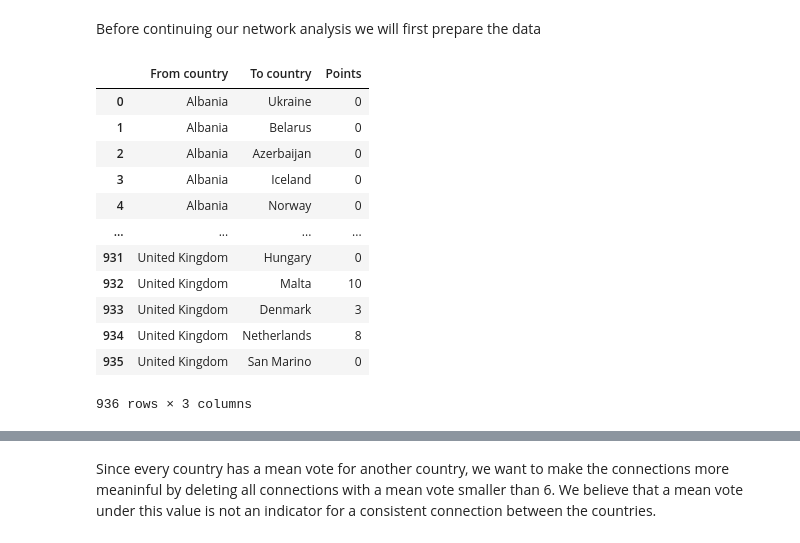
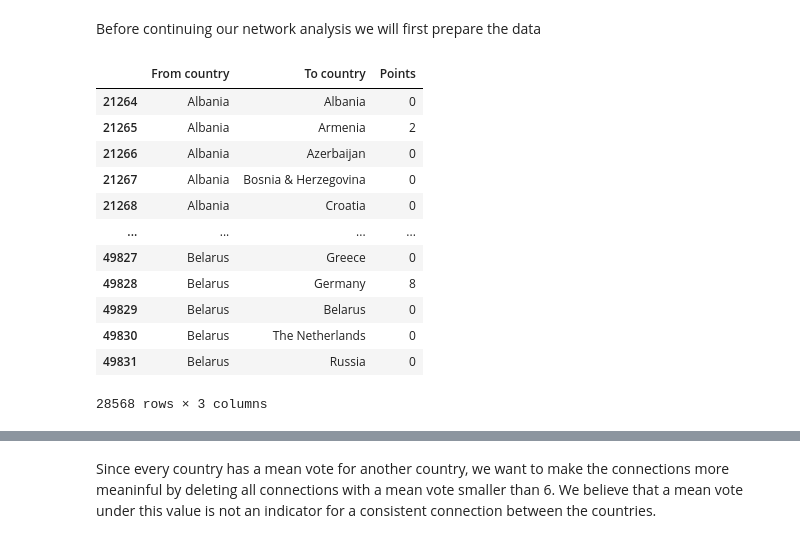
Before and after one commit to jackmheller/modernDataAnalytics, a Jupyter notebook: Neo4j_Python_update.ipynb, the cells around one changed output, grey strips where cells are left out. Cells and saved outputs as stored; diff of their text form; code cells hidden in the pictures.

Commit message:
update the data collection

```diff
--- a/Neo4j_Python_update.ipynb
+++ b/Neo4j_Python_update.ipynb
@@ -2065,25 +2068,23 @@ import pandas as pd
 import numpy as np
 import lxml
 # %%
-
-
-url = 'https://raw.githubusercontent.com/jackmheller/modernDataAnalytics/main/Data/ESC-2014-grand_final-full_results.csv'
-ESC2014 = pd.read_csv(url, skiprows=1)
-ESC2014 = ESC2014.replace(r'\n',0, regex=True)
-ESC2014 = ESC2014[['From country', 'To country', 'Points']]
-ESC2014['Points'] = ESC2014['Points'].astype(int)
-ESC2014
+url = 'https://raw.githubusercontent.com/jackmheller/modernDataAnalytics/main/Data/eurovision_song_contest_1975_2019.csv'
+df = pd.read_csv(url)
+relevantYears = [*range(2008,2020,1)]
+df = df[df["Year"].isin(relevantYears)]
+df = df[['From country', 'To country', 'Points']]
+df
 # %% [output]
 |  | From country | To country | Points |
-| 0 | Albania | Ukraine | 0 |
-| 1 | Albania | Belarus | 0 |
-| 2 | Albania | Azerbaijan | 0 |
-| 3 | Albania | Iceland | 0 |
-| 4 | Albania | Norway | 0 |
+| 21264 | Albania | Albania | 0 |
+| 21265 | Albania | Armenia | 2 |
+| 21266 | Albania | Azerbaijan | 0 |
+| 21267 | Albania | Bosnia & Herzegovina | 0 |
+| 21268 | Albania | Croatia | 0 |
 | ... | ... | ... | ... |
-| 931 | United Kingdom | Hungary | 0 |
-| 932 | United Kingdom | Malta | 10 |
-| 933 | United Kingdom | Denmark | 3 |
-| 934 | United Kingdom | Netherlands | 8 |
-| 935 | United Kingdom | San Marino | 0 |
+| 49827 | Belarus | Greece | 0 |
+| 49828 | Belarus | Germany | 8 |
+| 49829 | Belarus | Belarus | 0 |
+| 49830 | Belarus | The Netherlands | 0 |
+| 49831 | Belarus | Russia | 0 |
-936 rows × 3 columns
+28568 rows × 3 columns
```
Also changed, not shown: parts of 8 cells of this notebook.
